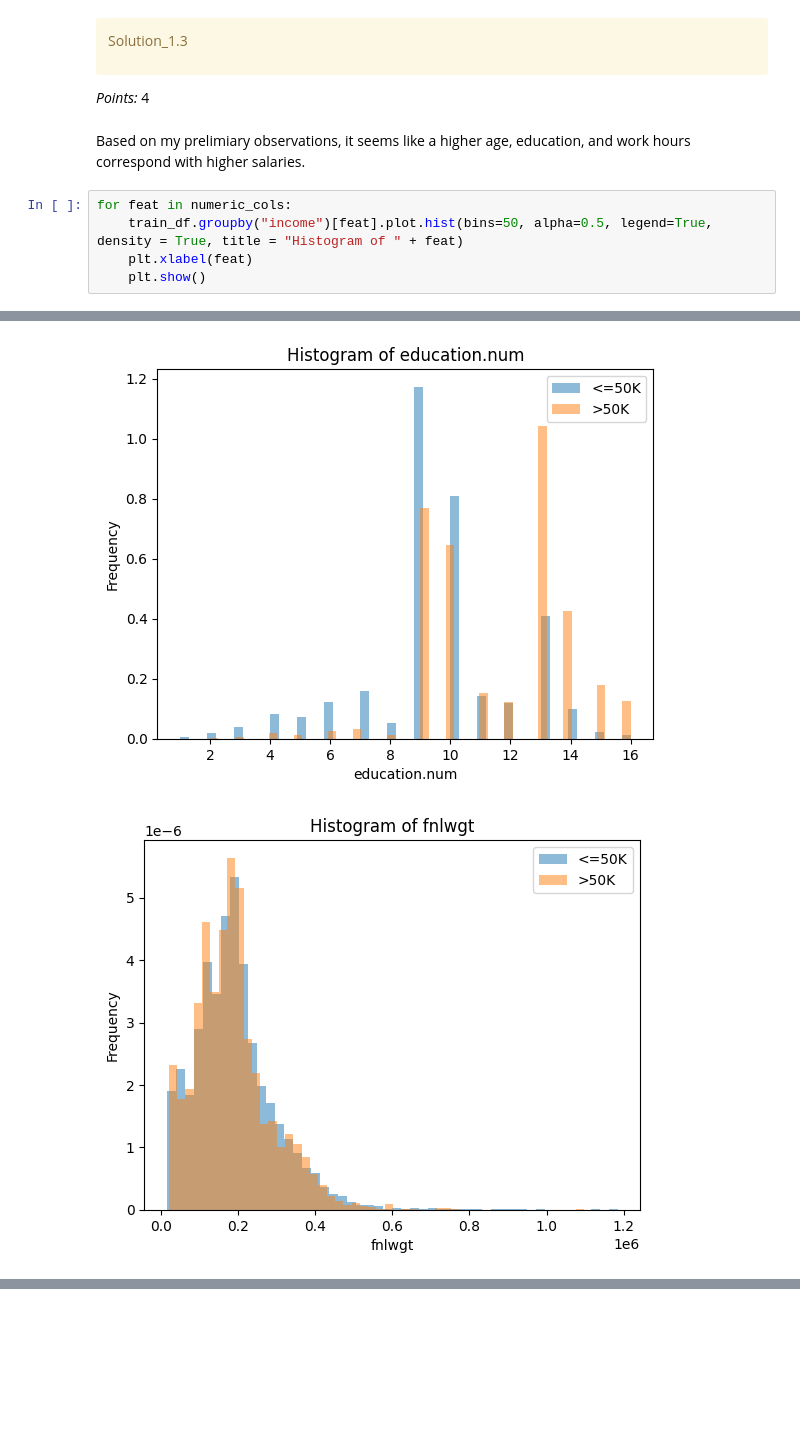
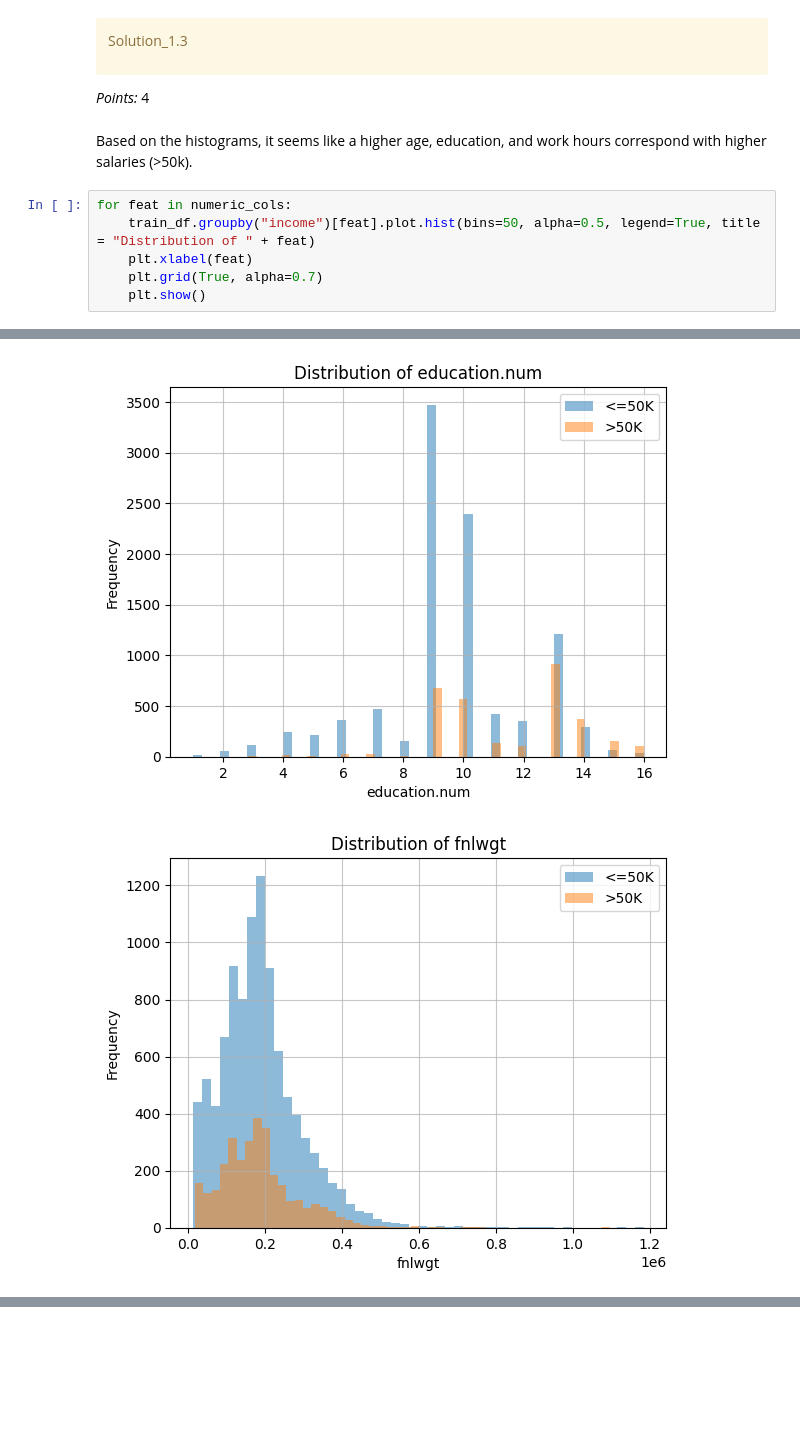
Before and after one commit to br-zhou/cs330hw3, a Jupyter notebook: hw3.ipynb, the cells around one changed output, grey strips where cells are left out. Cells and saved outputs as stored; diff of their text form.

```diff
--- a/hw3.ipynb
+++ b/hw3.ipynb
@@ -262,10 +262,11 @@ Solution_1.3
 
 _Points:_ 4
 # %% [markdown]
-Based on my prelimiary observations, it seems like a higher age, education, and work hours correspond with higher salaries.
+Based on the histograms, it seems like a higher age, education, and work hours correspond with higher salaries (>50k).
 # %%
 for feat in numeric_cols:
-    train_df.groupby("income")[feat].plot.hist(bins=50, alpha=0.5, legend=True, density = True, title = "Histogram of " + feat)
+    train_df.groupby("income")[feat].plot.hist(bins=50, alpha=0.5, legend=True, title = "Distribution of " + feat)
     plt.xlabel(feat)
+    plt.grid(True, alpha=0.7)
     plt.show()
 # %% [output]
@@ -275,2 +276,2 @@ for feat in numeric_cols:
-[figure, old version]
+[figure, new version]
-[figure, old version]
+[figure, new version]
```
Also changed, not shown: parts of 8 cells of this notebook, 1 other file.
